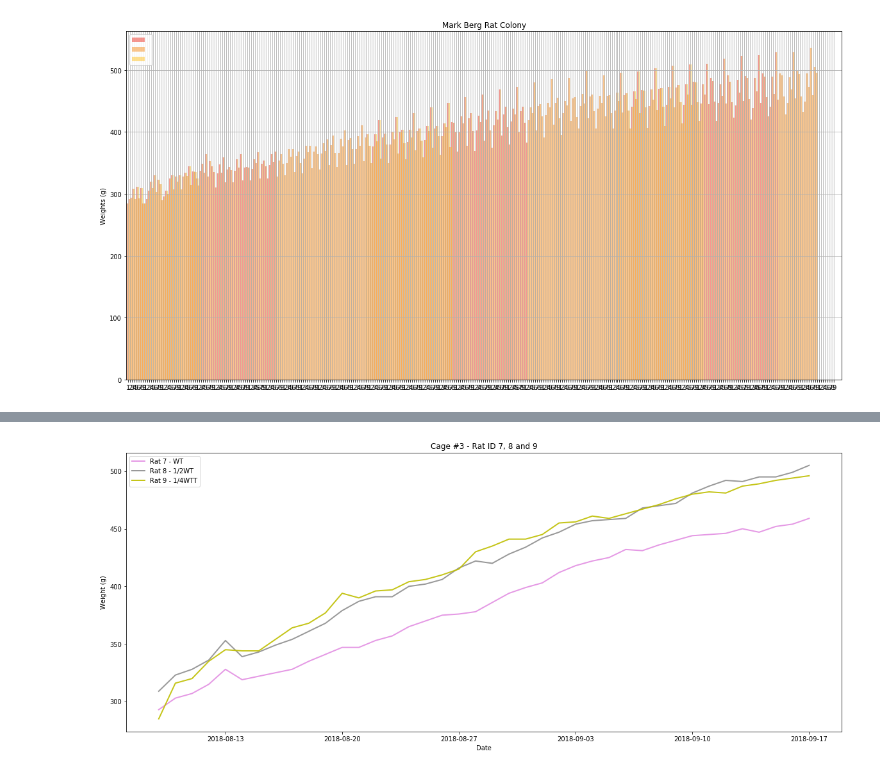
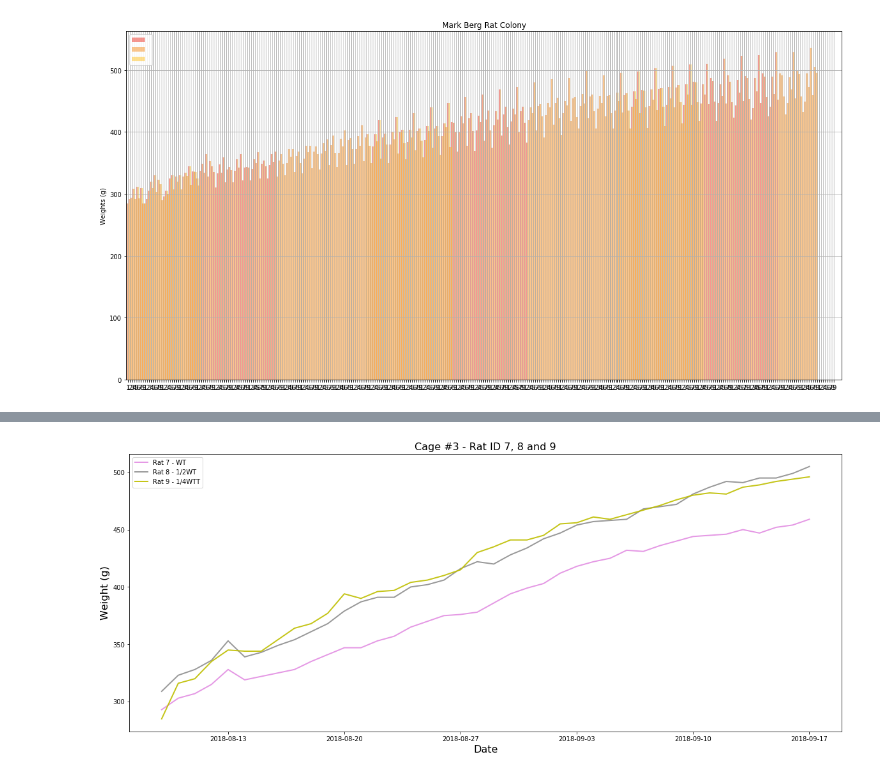
Before and after one commit to MelissaLaurino/MarkBergRatColony, a Jupyter notebook: MarkBerg_RatColony.ipynb, the cells around one changed output, grey strips where cells are left out. Drawn from its saved outputs; the diff is of its cells as text; code cells hidden in the pictures.

```diff
--- a/MarkBerg_RatColony.ipynb
+++ b/MarkBerg_RatColony.ipynb
@@ -237,14 +237,14 @@ plt.show()
 # %%
 plt.figure(figsize=(20,8))
 
 plt.plot(Rat7.Date, Rat7.Weight_g, "m-", label='Rat 7 - WT',linewidth= 2,markersize=5, alpha=.40)
 plt.plot(Rat8.Date, Rat8.Weight_g, "k-", label='Rat 8 - 1/2WT',linewidth= 2,markersize=5, alpha=.40)
 plt.plot(Rat9.Date, Rat9.Weight_g, "y-", label='Rat 9 - 1/4WTT',linewidth= 2,markersize=5, alpha=.90)
 
-plt.ylabel('Weight (g)')
-plt.xlabel('Date')
+plt.ylabel('Weight (g)', fontsize=16)
+plt.xlabel('Date', fontsize=16)
 plt.legend()
-plt.title('Cage #3 - Rat ID 7, 8 and 9')
+plt.title('Cage #3 - Rat ID 7, 8 and 9', fontsize=16)
 plt.show()
 # %% [output]
-[figure, old version]
+[figure, new version]
```
Also changed, not shown: parts of 7 cells of this notebook.
